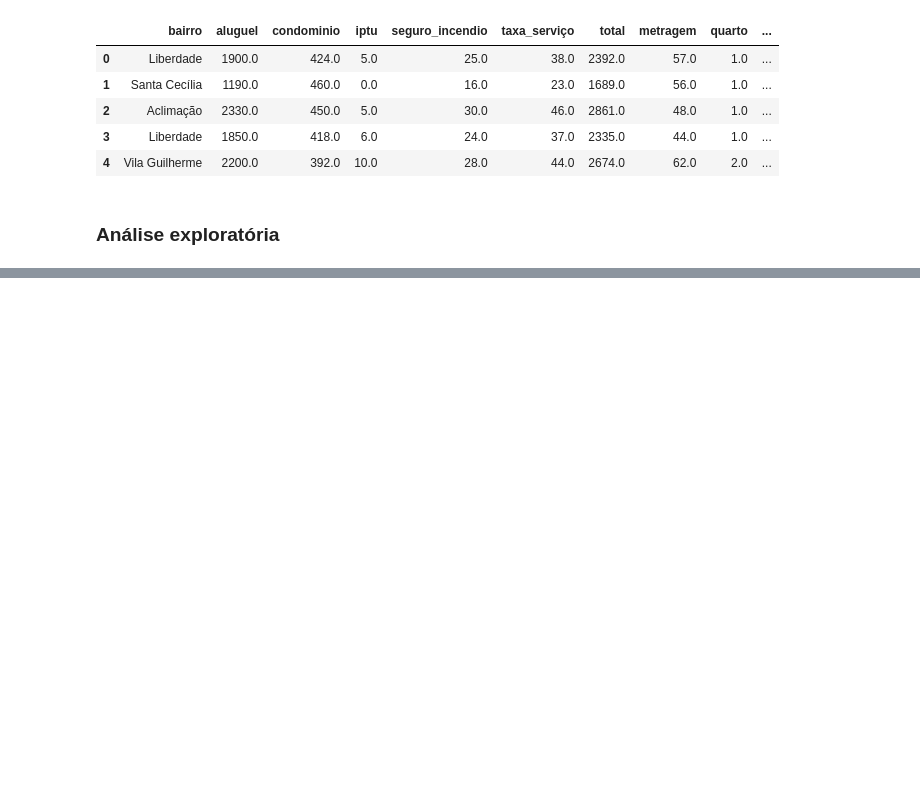
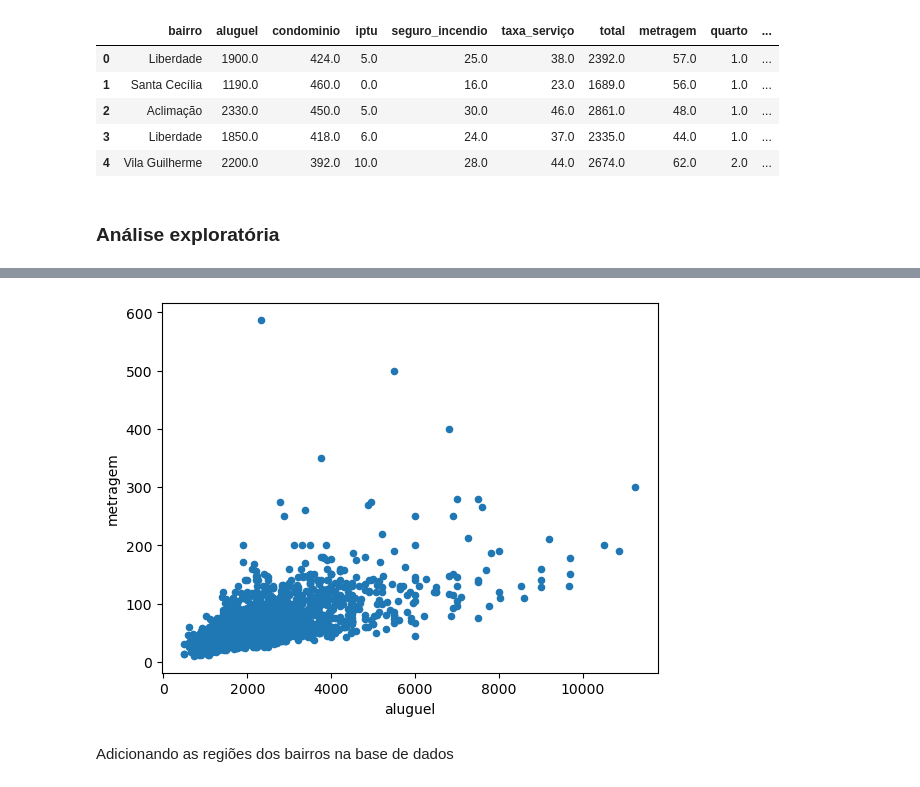
Before and after one commit to cassio645/Machine-learning, a Jupyter notebook: Projetos/aluguel_rj.ipynb, the cells around one changed output, grey strips where cells are left out. Saved outputs shown, nothing was run; the diff lists cells and outputs as text; code cells hidden in the pictures; blank space fills up the shorter version.

```diff
--- a/Projetos/aluguel_rj.ipynb
+++ b/Projetos/aluguel_rj.ipynb
@@ -168,0 +196,4 @@ base.head()
+# %%
+# Removendo valores duplicados
+base[base.duplicated()]
+base = base.drop_duplicates(keep='last')
@@ -168,0 +215,7 @@ base.head()
+# %%
+# Criando um scatterplot do preço com aluguel e sua metragem
+base.plot.scatter(x='aluguel', y='metragem');
+# %% [output]
+[figure, added]
+# %% [markdown]
+Adicionando as regiões dos bairros na base de dados
```
Also changed, not shown: parts of 31 cells of this notebook, 1 other file.
